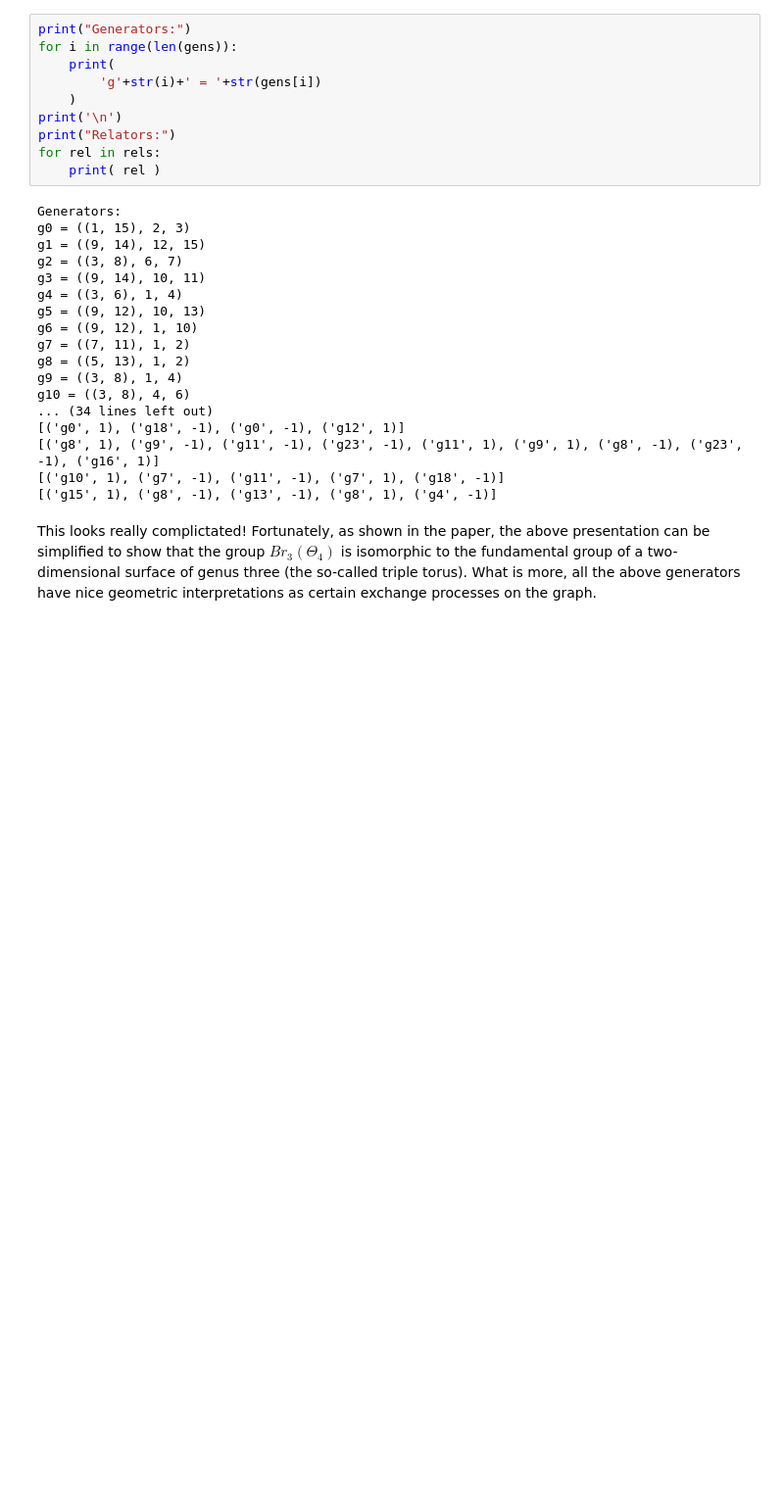
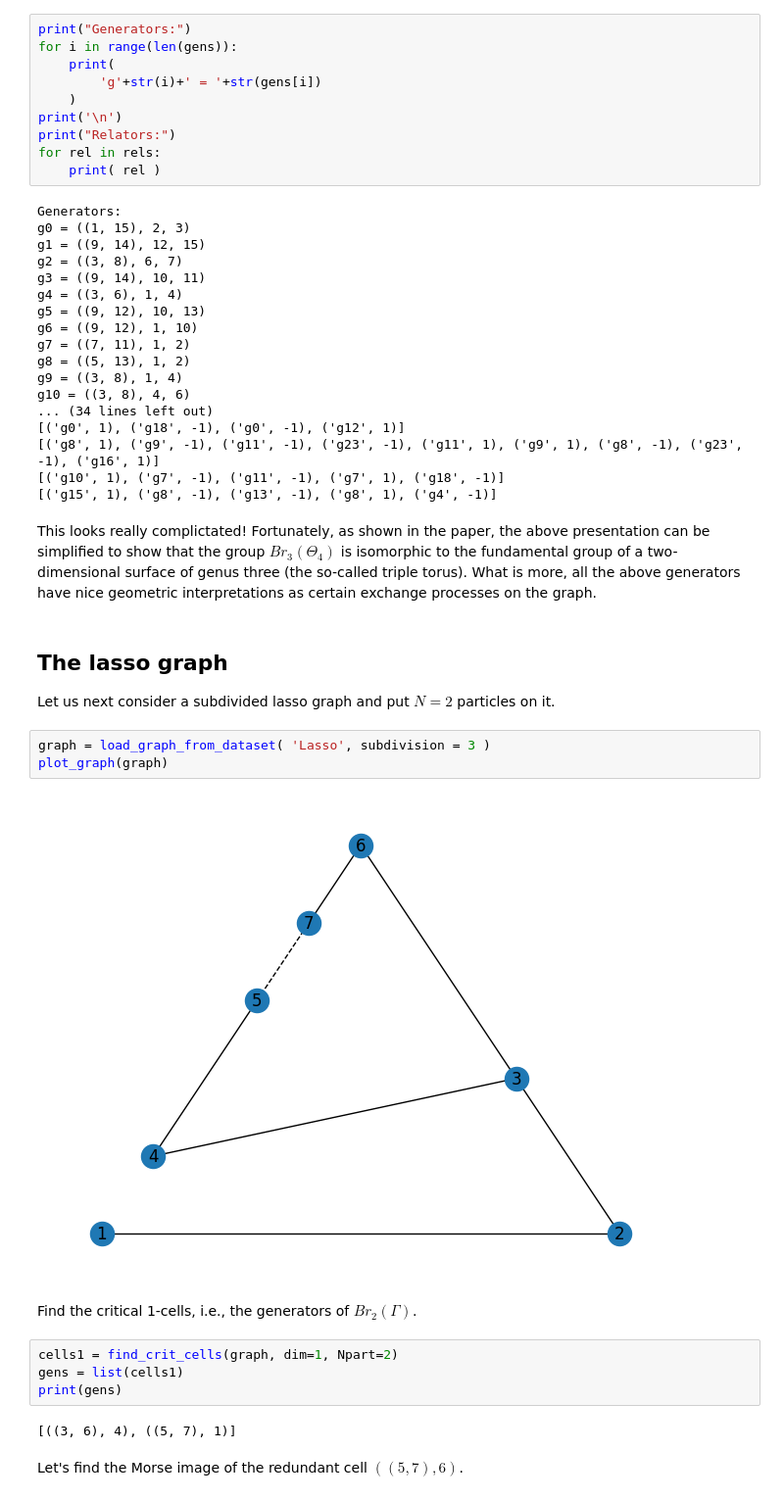
Before and after one commit to tmaciazek/graph-morse, a Jupyter notebook: tutorial.ipynb, the cells around one changed output. Shown: that part at 98% size. Cells and saved outputs as stored; diff of their text form; blank space fills up the shorter version.

Commit message:
lasso update

```diff
--- a/tutorial.ipynb
+++ b/tutorial.ipynb
@@ -107,3 +107,21 @@ g10 = ((3, 8), 4, 6)
 [('g15', 1), ('g8', -1), ('g13', -1), ('g8', 1), ('g4', -1)]
 # %% [markdown]
 This looks really complictated! Fortunately, as shown in the paper, the above presentation can be simplified to show that the group $Br_3(\Theta_4)$ is isomorphic to the fundamental group of a two-dimensional surface of genus three (the so-called triple torus). What is more, all the above generators have nice geometric interpretations as certain exchange processes on the graph.
+# %% [markdown]
+## The lasso graph
+Let us next consider a subdivided lasso graph and put $N=2$ particles on it.
+# %%
+graph = load_graph_from_dataset( 'Lasso', subdivision = 3 )
+plot_graph(graph)
+# %% [output]
+[figure, added]
+# %% [markdown]
+Find the critical 1-cells, i.e., the generators of $Br_2(\Gamma)$.
+# %%
+cells1 = find_crit_cells(graph, dim=1, Npart=2)
+gens = list(cells1)
+print(gens)
+# %% [output]
+[((3, 6), 4), ((5, 7), 1)]
+# %% [markdown]
+Let's find the Morse image of the redundant cell $((5, 7), 6)$.
```
Also changed, not shown: parts of 2 cells of this notebook, 2 other files.
